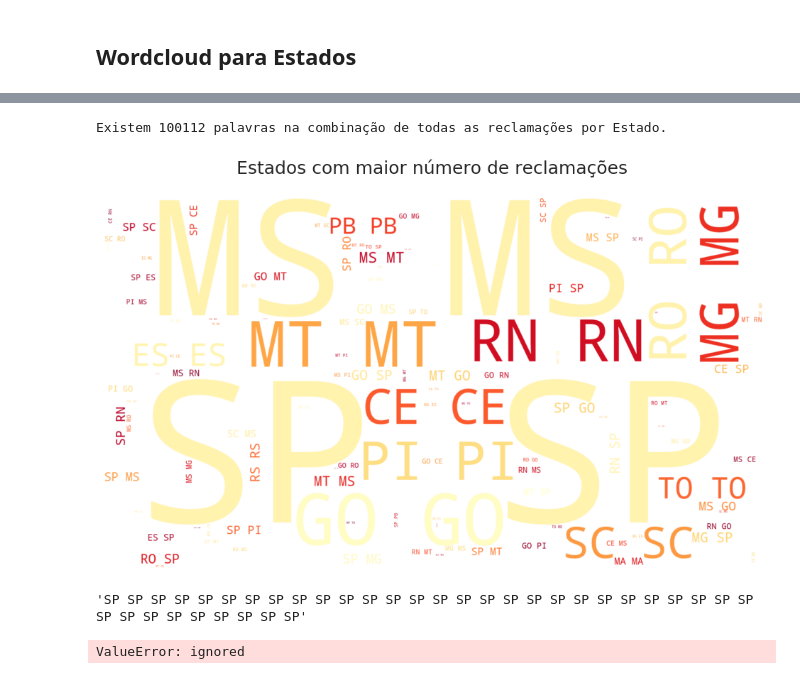
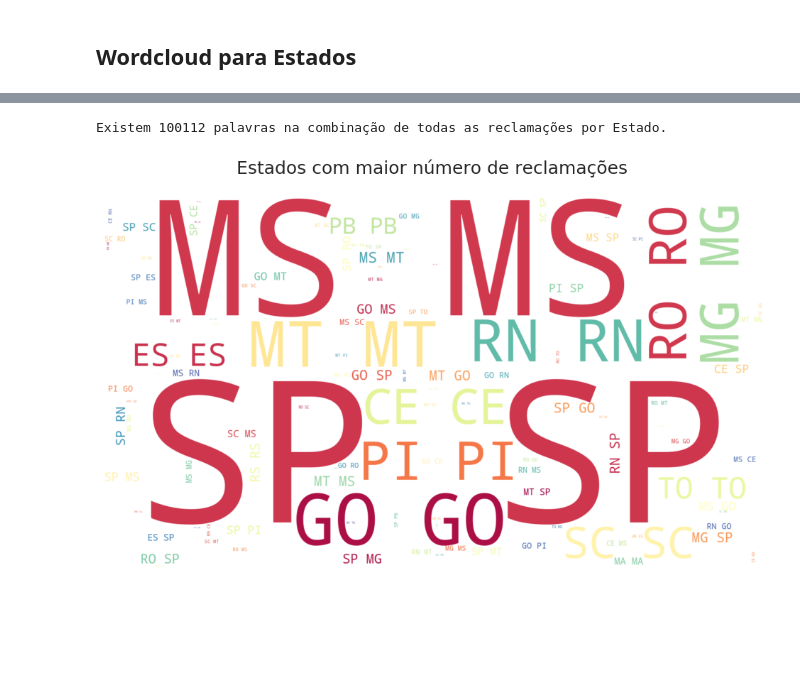
Before and after one commit to barrosm/text_mining, a Jupyter notebook: trabalho_final_Monica_Barros.ipynb, the cells around one changed output, grey strips where cells are left out. Saved outputs shown, nothing was run; the diff lists cells and outputs as text; code cells hidden in the pictures; blank space fills up the shorter version.

```diff
--- a/trabalho_final_Monica_Barros.ipynb
+++ b/trabalho_final_Monica_Barros.ipynb
@@ -349,22 +336,18 @@ Name: estado, dtype: int64
 # %%
 # Cria bloco de texto a partir da informação dos Estados
 
-text = " ".join(linha for linha in df3.estado)
-print ("Existem {} palavras na combinação de todas as reclamações por Estado.".format(len(text)))
+text_UF = " ".join(linha for linha in df3.estado)
+print ("Existem {} palavras na combinação de todas as reclamações por Estado.".format(len(text_UF)))
 
 wordcloud_UF = WordCloud(stopwords=CLEANING_LST, background_color="white",
                       colormap = 'Spectral', max_words = 250, width=1600,
-                      height=900, random_state=42).generate(text)
+                      height=900, random_state=42).generate(text_UF)
 
 plt.figure(figsize = (16,9))
 plt.imshow(wordcloud_UF, interpolation='bilinear')
 plt.title('Estados com maior número de reclamações\n', fontsize = 25)
 plt.axis("off")
 plt.show()
 # %% [output]
 Existem 100112 palavras na combinação de todas as reclamações por Estado.
-[figure, old version]
+[figure, new version]
-# %%
-text[0:110]
-# %% [output]
-'SP SP SP SP SP SP SP SP SP SP SP SP SP SP SP SP SP SP SP SP SP SP SP SP SP SP SP SP SP SP SP SP SP SP SP SP SP'
@@ -400,4 +353,0 @@ def viz_wordcloud(dataframe,column_name):
-# %%
-viz_wordcloud(df3,'empresa')
-# %% [output]
-ValueError: ignored
```
Also changed, not shown: parts of 19 cells of this notebook.
